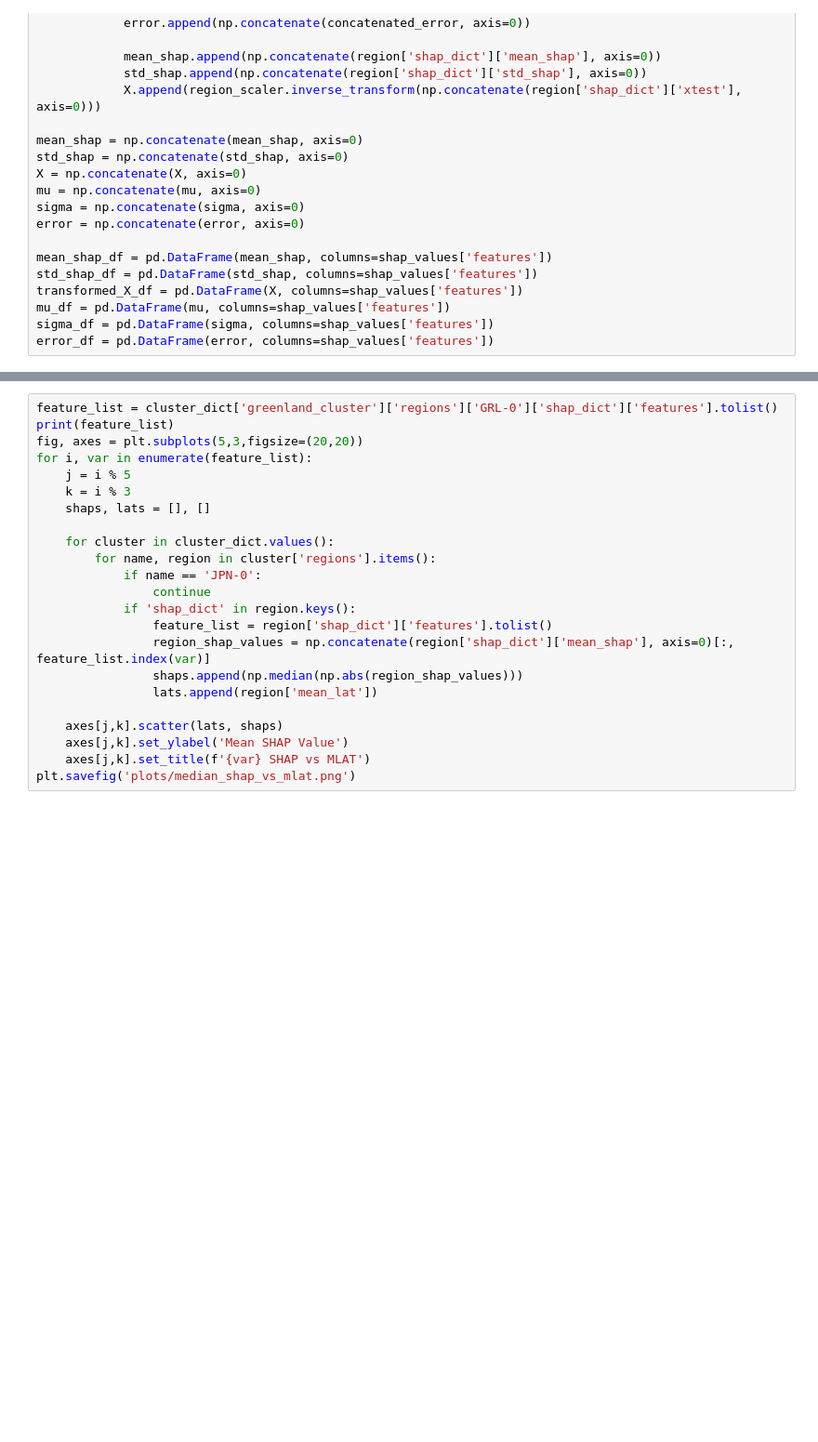
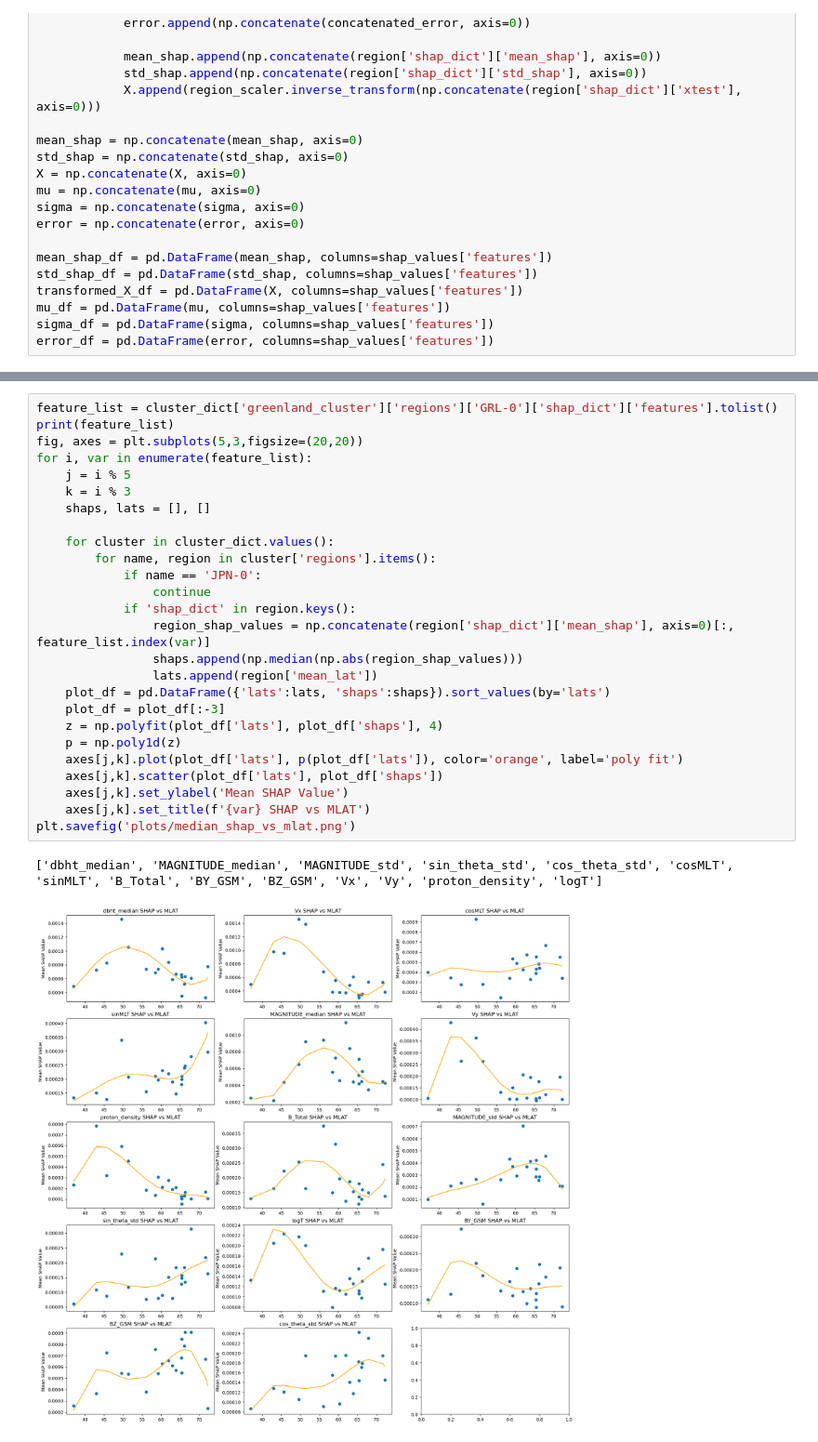
Before and after one commit to mikecoughlan/including_ion_temp_maps, a Jupyter notebook: examining_shap.ipynb, the cells around one changed output, grey strips where cells are left out. Shown at 93% size. Drawn from its saved outputs; the diff is of its cells as text; blank space fills up the shorter version.

Commit message:
adding poly fit to scatter plots

```diff
--- a/examining_shap.ipynb
+++ b/examining_shap.ipynb
@@ -394,23 +485,29 @@ for cluster in cluster_dict.keys():
 # %%
 feature_list = cluster_dict['greenland_cluster']['regions']['GRL-0']['shap_dict']['features'].tolist()
 print(feature_list)
 fig, axes = plt.subplots(5,3,figsize=(20,20))
 for i, var in enumerate(feature_list):
 	j = i % 5
 	k = i % 3
 	shaps, lats = [], []
 
 	for cluster in cluster_dict.values():
 		for name, region in cluster['regions'].items():
 			if name == 'JPN-0':
 				continue
 			if 'shap_dict' in region.keys():
-				feature_list = region['shap_dict']['features'].tolist()
 				region_shap_values = np.concatenate(region['shap_dict']['mean_shap'], axis=0)[:, feature_list.index(var)]
 				shaps.append(np.median(np.abs(region_shap_values)))
 				lats.append(region['mean_lat'])
-
-	axes[j,k].scatter(lats, shaps)
+	plot_df = pd.DataFrame({'lats':lats, 'shaps':shaps}).sort_values(by='lats')
+	plot_df = plot_df[:-3]
+	z = np.polyfit(plot_df['lats'], plot_df['shaps'], 4)
+	p = np.poly1d(z)
+	axes[j,k].plot(plot_df['lats'], p(plot_df['lats']), color='orange', label='poly fit')
+	axes[j,k].scatter(plot_df['lats'], plot_df['shaps'])
 	axes[j,k].set_ylabel('Mean SHAP Value')
 	axes[j,k].set_title(f'{var} SHAP vs MLAT')
 plt.savefig('plots/median_shap_vs_mlat.png')
+# %% [output]
+['dbht_median', 'MAGNITUDE_median', 'MAGNITUDE_std', 'sin_theta_std', 'cos_theta_std', 'cosMLT', 'sinMLT', 'B_Total', 'BY_GSM', 'BZ_GSM', 'Vx', 'Vy', 'proton_density', 'logT']
+[figure, added]
```
Also changed, not shown: parts of 13 cells of this notebook.
